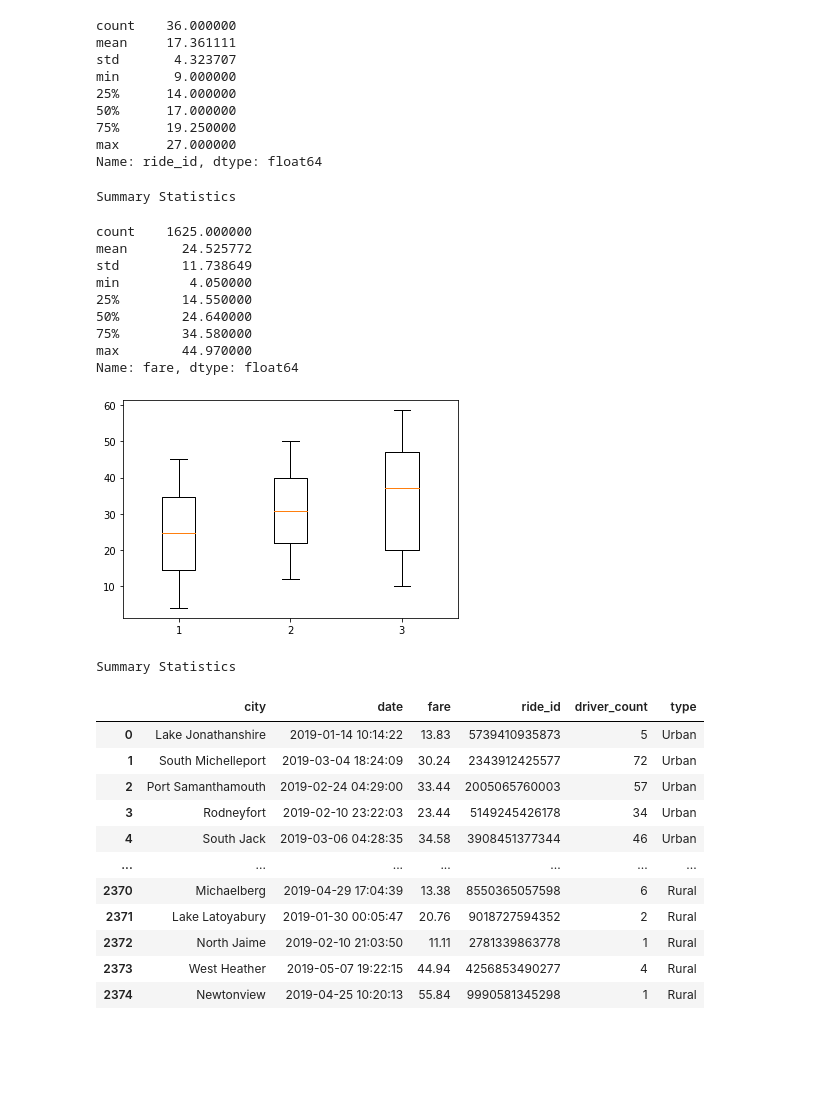
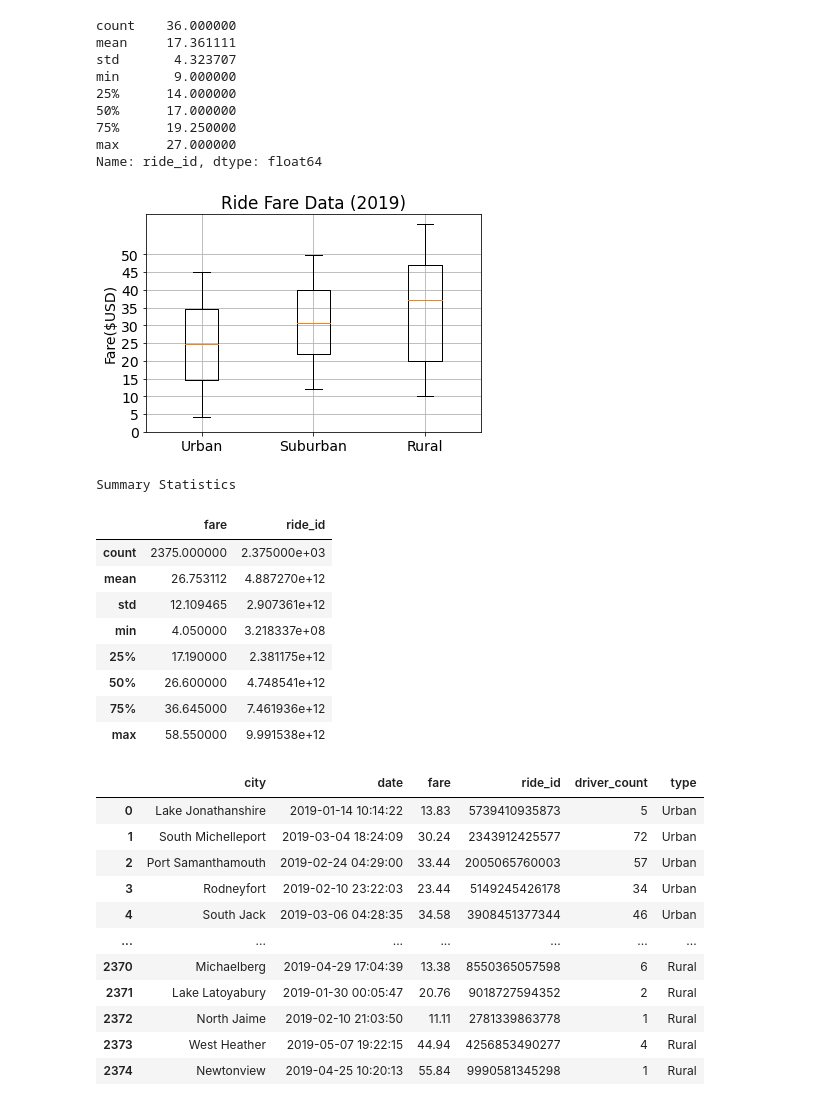
Before and after one commit to SoonaBritney/PyBer_Analysis, a Jupyter notebook: PyBer.ipynb, the cells around one changed output. Drawn from its saved outputs; the diff is of its cells as text; code cells hidden in the pictures; blank space fills up the shorter version.

```diff
--- a/PyBer.ipynb
+++ b/PyBer.ipynb
@@ -767,52 +768,45 @@ min       9.000000
 max      27.000000
 Name: ride_id, dtype: float64
 # %%
-#skill drill - Create a box-and-whisker plot that has all three city types' fare data in one plot that looks similar to the following image. Save the combined box-and-whisker plot as Fig3.png to your "analysis" folder.
+#skill drill - Create a box-and-whisker plot that has all three city types' fare data in one plot
+# that looks similar to the following image. Save the combined box-and-whisker plot as Fig3.png to your "analysis" folder.
 
-# Add the title, y-axis label and grid.
+import numpy as np
+import matplotlib.pyplot as plt
+
+# list the data you need to display
+data = [urban_fares, suburban_fares, rural_fares]
+lables = ["Urban", "Suburban", "Rural"]
+
+# Multiple box plots on one Axes, just call the data
+fig, ax = plt.subplots()
+ax.boxplot(data, labels=lables)
+
+
 ax.set_title('Ride Fare Data (2019)')
 ax.set_ylabel('Fare($USD)')
 ax.set_yticks(np.arange(0, 51, step=5.0))
 ax.grid()
+
+# Save Figure
+plt.savefig("analysis/Fig3.png")
+# Show Figure
+
 plt.show()
 print("Summary Statistics")
-urban_fares.describe()
+ride_data_df.describe()
 # %% [output]
+[figure, added]
 Summary Statistics
-count    1625.000000
-mean       24.525772
-std        11.738649
-min         4.050000
-25%        14.550000
-50%        24.640000
-75%        34.580000
-max        44.970000
-Name: fare, dtype: float64
+|  | fare | ride_id |
+| count | 2375.000000 | 2.375000e+03 |
+| mean | 26.753112 | 4.887270e+12 |
+| std | 12.109465 | 2.907361e+12 |
+| min | 4.050000 | 3.218337e+08 |
+| 25% | 17.190000 | 2.381175e+12 |
+| 50% | 26.600000 | 4.748541e+12 |
+| 75% | 36.645000 | 7.461936e+12 |
+| max | 58.550000 | 9.991538e+12 |
-# %%
-# show all 3 box plots in 1 graph - need clarification
-import numpy as np
-import matplotlib.pyplot as plt
-
-x1 = urban_fares
-x2 = suburban_fares
-x3 = rural_fares
-plt.boxplot ([x1, x2, x3])
-
-# Add the title, y-axis label and grid.
-ax.set_title('Ride Fare Data (2019)')
-ax.set_ylabel('Fare($USD)')
-ax.set_yticks(np.arange(0, 51, step=5.0))
-ax.grid()
-plt.show()
-print("Summary Statistics")
-urban_fares.describe()
-
-fig.suptitle("I never said they'd be pretty")
-fig.subplots_adjust(hspace=0.4)
-plt.show()
-# %% [output]
-[figure, removed]
-Summary Statistics
 # %%
 pyber_data_df
 # %% [output]
```
Also changed, not shown: parts of 2 cells of this notebook, 3 other files.
